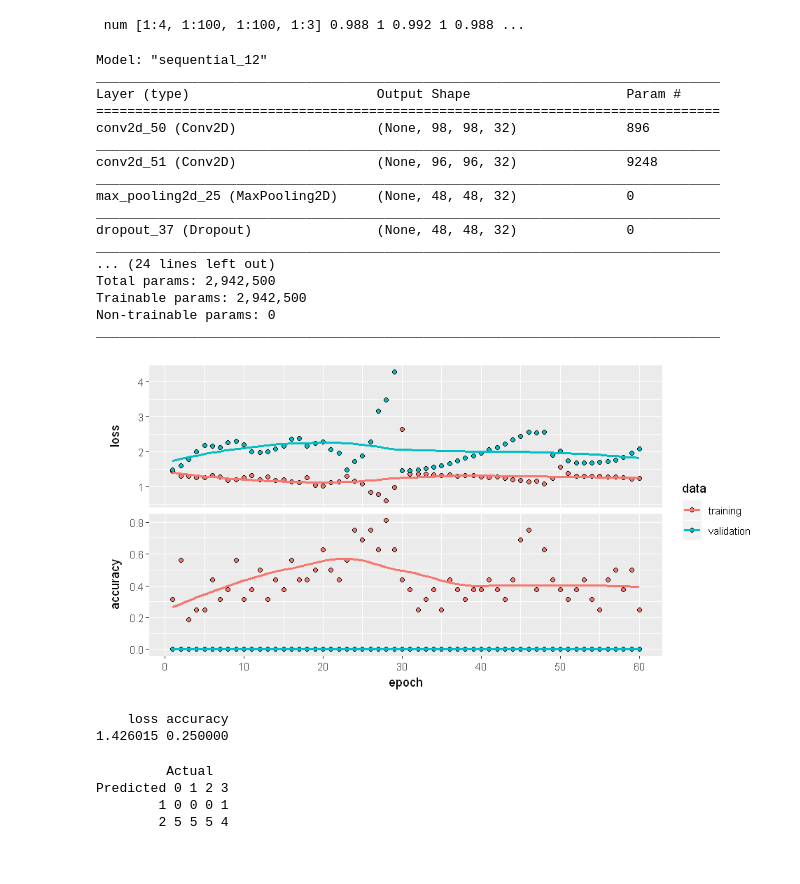
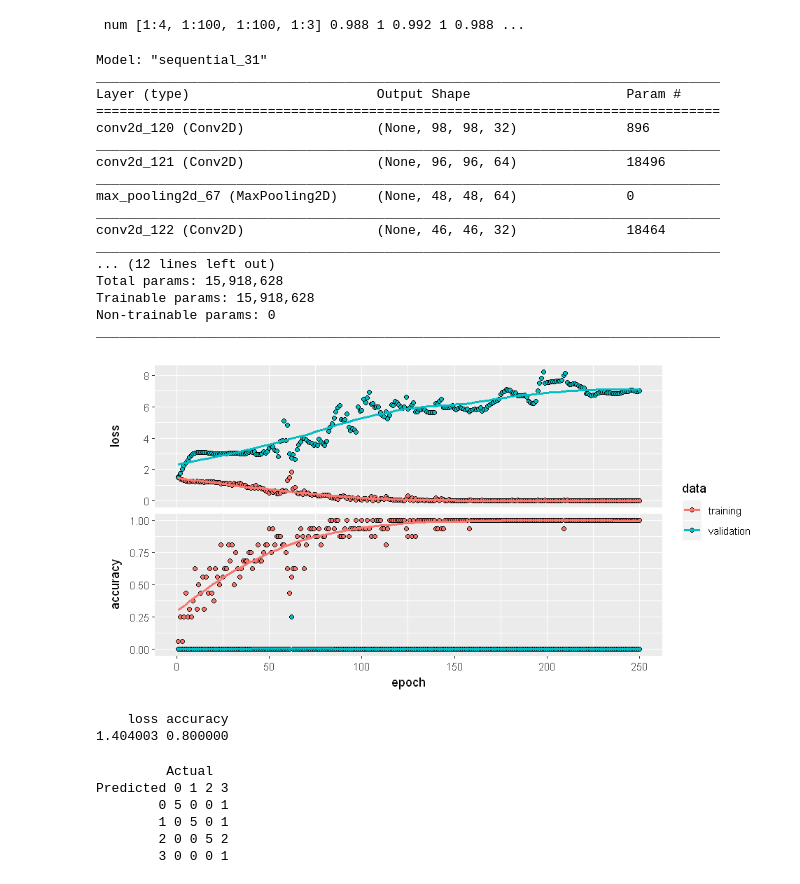
Before and after one commit to alif-munim/r-tensorflow, a Jupyter notebook: convolutional-nn/convolutional-animals.ipynb, the cells around one changed output. Saved outputs shown, nothing was run; the diff lists cells and outputs as text; code cells hidden in the pictures.

```diff
--- a/convolutional-nn/convolutional-animals.ipynb
+++ b/convolutional-nn/convolutional-animals.ipynb
@@ -78,3 +81,6 @@ display(x, title="Train Images")
+# %%
+train_y <- c(0)
+test_y <- c(0, 1, 2, 3)
 # %%
 test <- combine(test_animal_pic)
 y <- tile(test, 4)
@@ -104,12 +110,6 @@ str(train)
 str(test)
 # %% [output]
  num [1:4, 1:100, 1:100, 1:3] 0.988 1 0.992 1 0.988 ...
-# %%
-train_y <- c(0, 0, 0, 0, 0,
-             1, 1, 1, 1, 1,
-             2, 2, 2, 2, 2,
-             3, 3, 3, 3, 3)
-test_y <- c(0, 1, 2, 3)
 # %%
 train_labels <- to_categorical(train_y)
 test_labels <- to_categorical(test_y)
@@ -117,69 +117,69 @@ test_labels <- to_categorical(test_y)
 model <- keras_model_sequential()
 model %>%
     layer_conv_2d(filters=32, kernel_size=c(3,3), activation="relu", input_shape=c(100,100,3)) %>%
-    layer_conv_2d(filters=32, kernel_size=c(3,3), activation="relu") %>%
-    layer_max_pooling_2d(pool_size=c(2,2)) %>%
-    layer_dropout(rate=0.25) %>%
-
-    layer_conv_2d(filters=64, kernel_size=c(3,3), activation="relu") %>%
     layer_conv_2d(filters=64, kernel_size=c(3,3), activation="relu") %>%
     layer_max_pooling_2d(pool_size=c(2,2)) %>%
-    layer_dropout(rate=0.25) %>%
+    layer_dropout(rate=0.4) %>%
 
-    layer_conv_2d(filters=128, kernel_size=c(3,3), activation="relu") %>%
-    layer_conv_2d(filters=128, kernel_size=c(3,3), activation="relu") %>%
+    layer_conv_2d(filters=32, kernel_size=c(3,3), activation="relu") %>%
+    layer_conv_2d(filters=64, kernel_size=c(3,3), activation="relu") %>%
     layer_max_pooling_2d(pool_size=c(2,2)) %>%
-    layer_dropout(rate=0.25) %>%
+    layer_dropout(rate=0.2) %>%
 
     layer_flatten() %>%
-    layer_dense(units=256, activation="relu") %>%
-    layer_dropout(rate=0.25) %>%
+
+    layer_dense(units=512, activation="relu") %>%
+    layer_dropout(rate=0.3) %>%
+
     layer_dense(units=4, activation="softmax") %>%
     compile(loss="categorical_crossentropy",
-            optimizer=optimizer_sgd(lr=0.01, decay=1e-6, momentum=0.9, nesterov=T),
+            optimizer=optimizer_sgd(lr=0.001, decay=1e-6, momentum=0.9, nesterov=T),
             metrics=c("accuracy"))
 summary(model)
 # %% [output]
-Model: "sequential_12"
+Model: "sequential_31"
 ________________________________________________________________________________
 Layer (type)                        Output Shape                    Param #
 ================================================================================
-conv2d_50 (Conv2D)                  (None, 98, 98, 32)              896
+conv2d_120 (Conv2D)                 (None, 98, 98, 32)              896
 ________________________________________________________________________________
-conv2d_51 (Conv2D)                  (None, 96, 96, 32)              9248
+conv2d_121 (Conv2D)                 (None, 96, 96, 64)              18496
 ________________________________________________________________________________
-max_pooling2d_25 (MaxPooling2D)     (None, 48, 48, 32)              0
+max_pooling2d_67 (MaxPooling2D)     (None, 48, 48, 64)              0
 ________________________________________________________________________________
-dropout_37 (Dropout)                (None, 48, 48, 32)              0
+conv2d_122 (Conv2D)                 (None, 46, 46, 32)              18464
 ________________________________________________________________________________
-... (24 lines left out)
-Total params: 2,942,500
-Trainable params: 2,942,500
+... (12 lines left out)
+Total params: 15,918,628
+Trainable params: 15,918,628
 Non-trainable params: 0
 ________________________________________________________________________________
 # %%
 history <- model %>%
     fit(train,
         train_labels,
-        epochs=60,
+        epochs=250,
         batch_size=32,
-        validation_split=0.2)
+        validation_split=0.2,
+        validation_data=list(test, test_labels))
 plot(history)
 # %% [output]
-[figure, old version]
+[figure, new version]
 # %%
 model %>% evaluate(train, train_labels)
 # %% [output]
     loss accuracy
-1.426015 0.250000
+1.404003 0.800000
 # %%
 pred <- model %>% predict_classes(train)
 table(Predicted = pred, Actual = train_y)
 # %% [output]
          Actual
 Predicted 0 1 2 3
-        1 0 0 0 1
-        2 5 5 5 4
+        0 5 0 0 1
+        1 0 5 0 1
+        2 0 0 5 2
+        3 0 0 0 1
 # %%
 model %>% evaluate(test, test_labels)
 # %% [output]
```
Also changed, not shown: parts of 10 cells of this notebook.
